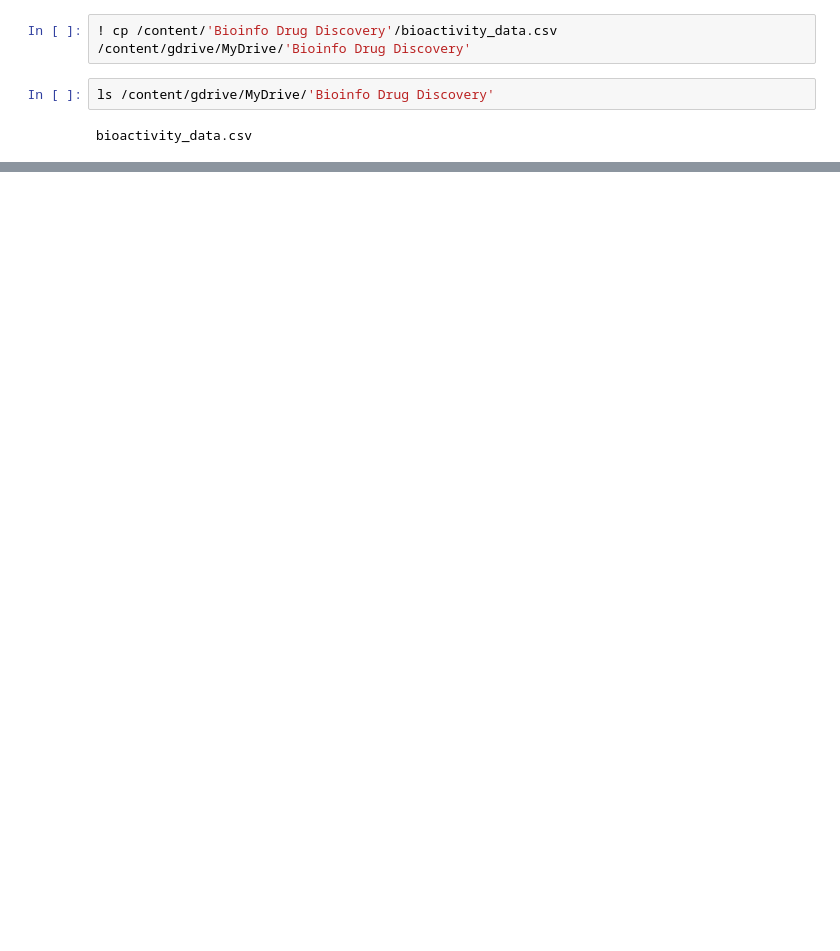
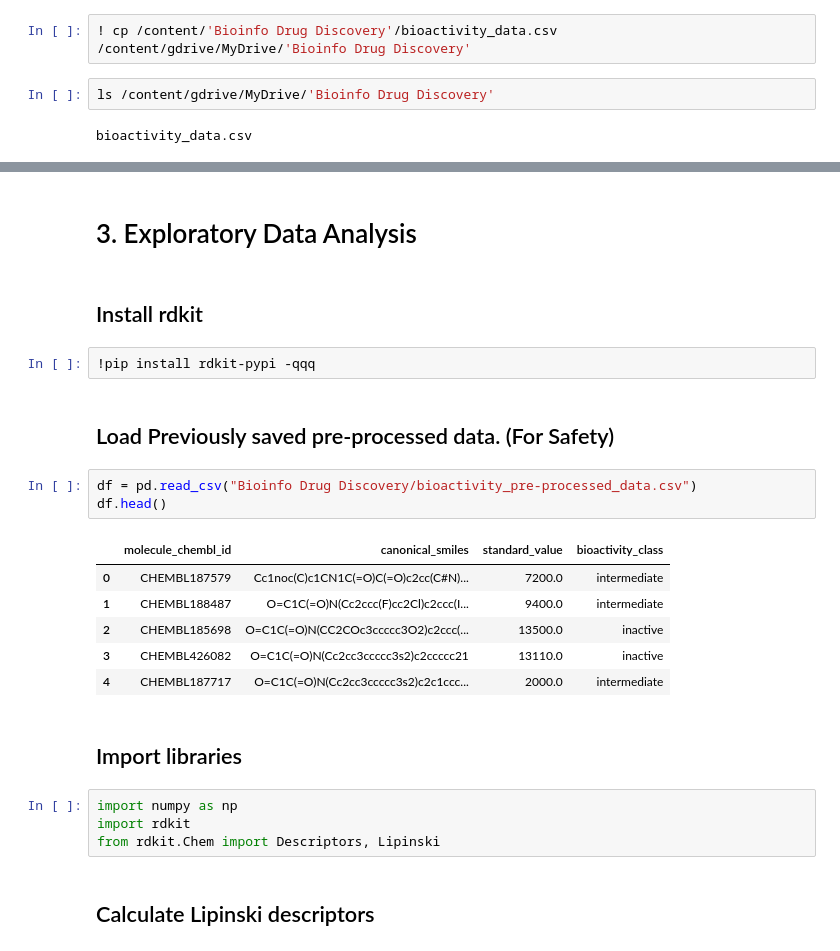
Before and after one commit to dev-saad808/BioInfo-Drug-Discovery, a Jupyter notebook: Drug_Discovery.ipynb, the cells around one changed output, grey strips where cells are left out. Drawn from its saved outputs; the diff is of its cells as text; blank space fills up the shorter version.

```diff
--- a/Drug_Discovery.ipynb
+++ b/Drug_Discovery.ipynb
@@ -126,0 +233,26 @@ action_type,activity_comment,activity_id,activity_properties,assay_chembl_id,ass
+# %% [markdown]
+# 3. Exploratory Data Analysis
+# %% [markdown]
+## Install rdkit
+# %%
+!pip install rdkit-pypi -qqq
+# %% [markdown]
+## Load Previously saved pre-processed data. (For Safety)
+# %%
+df = pd.read_csv("Bioinfo Drug Discovery/bioactivity_pre-processed_data.csv")
+df.head()
+# %% [output]
+|  | molecule_chembl_id | canonical_smiles | standard_value | bioactivity_class |
+| 0 | CHEMBL187579 | Cc1noc(C)c1CN1C(=O)C(=O)c2cc(C#N)... | 7200.0 | intermediate |
+| 1 | CHEMBL188487 | O=C1C(=O)N(Cc2ccc(F)cc2Cl)c2ccc(I... | 9400.0 | intermediate |
+| 2 | CHEMBL185698 | O=C1C(=O)N(CC2COc3ccccc3O2)c2ccc(... | 13500.0 | inactive |
+| 3 | CHEMBL426082 | O=C1C(=O)N(Cc2cc3ccccc3s2)c2ccccc21 | 13110.0 | inactive |
+| 4 | CHEMBL187717 | O=C1C(=O)N(Cc2cc3ccccc3s2)c2c1ccc... | 2000.0 | intermediate |
+# %% [markdown]
+## Import libraries
+# %%
+import numpy as np
+import rdkit
+from rdkit.Chem import Descriptors, Lipinski
+# %% [markdown]
+## Calculate Lipinski descriptors
```
Also changed, not shown: parts of 27 cells of this notebook.
